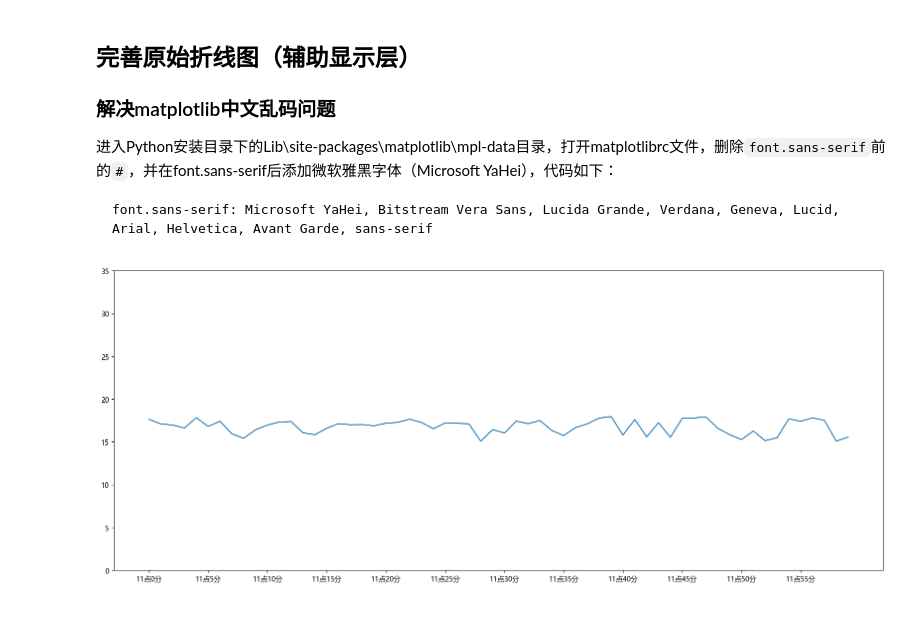
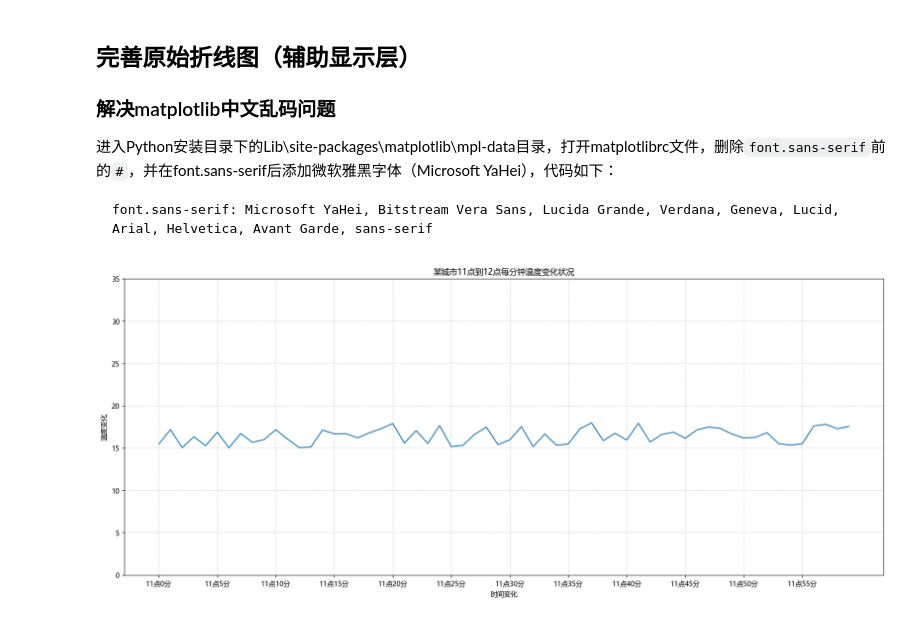
Before and after one commit to mackyuqimack/pythonStudy, a Jupyter notebook: matplotlib_demo/day1.ipynb, the cells around one changed output. Cells and saved outputs as stored; diff of their text form; code cells hidden in the pictures.

```diff
--- a/matplotlib_demo/day1.ipynb
+++ b/matplotlib_demo/day1.ipynb
@@ -65,21 +65,27 @@ font.sans-serif: Microsoft YaHei, Bitstream Vera Sans, Lucida Grande, Verdana, G
 # %%
 # 需求︰画出某城市11点到12点1小时内每分钟的温度变化折线图，温度范围在15度~18度
 # 1.准备数据x,y
 import random
 x = range(60)
 y_shanghai = [random.uniform(15, 18) for i in x]
 # 2.创建画布
 plt.figure(figsize=(20, 8), dpi=100)
 # 3.绘制图像
 plt.plot(x, y_shanghai)
 # 添加自定义刻度
 # plt.xticks(x,**kwargs) x:要显示的刻度值    plt.yticks(y,**kwargs)
 # 准备x的刻度说明
 x_lable = ["11点{}分".format(i) for i in x]
 plt.xticks(x[::5], x_lable[::5])
 plt.yticks(range(0, 40, 5))
+# 添加网格
+plt.grid(linestyle="--", alpha=0.5)
+# 添加描述
+plt.xlabel("时间变化")
+plt.ylabel("温度变化")
+plt.title("某城市11点到12点每分钟温度变化状况")
 # 4.显示图像
 # 注意: plt.show()会释放figure资源，如果在显示图像之后保存图片将只能保存空图片。
 plt.show()
 # %% [output]
-[figure, old version]
+[figure, new version]
```
Also changed, not shown: parts of 2 cells of this notebook, 1 other file.
